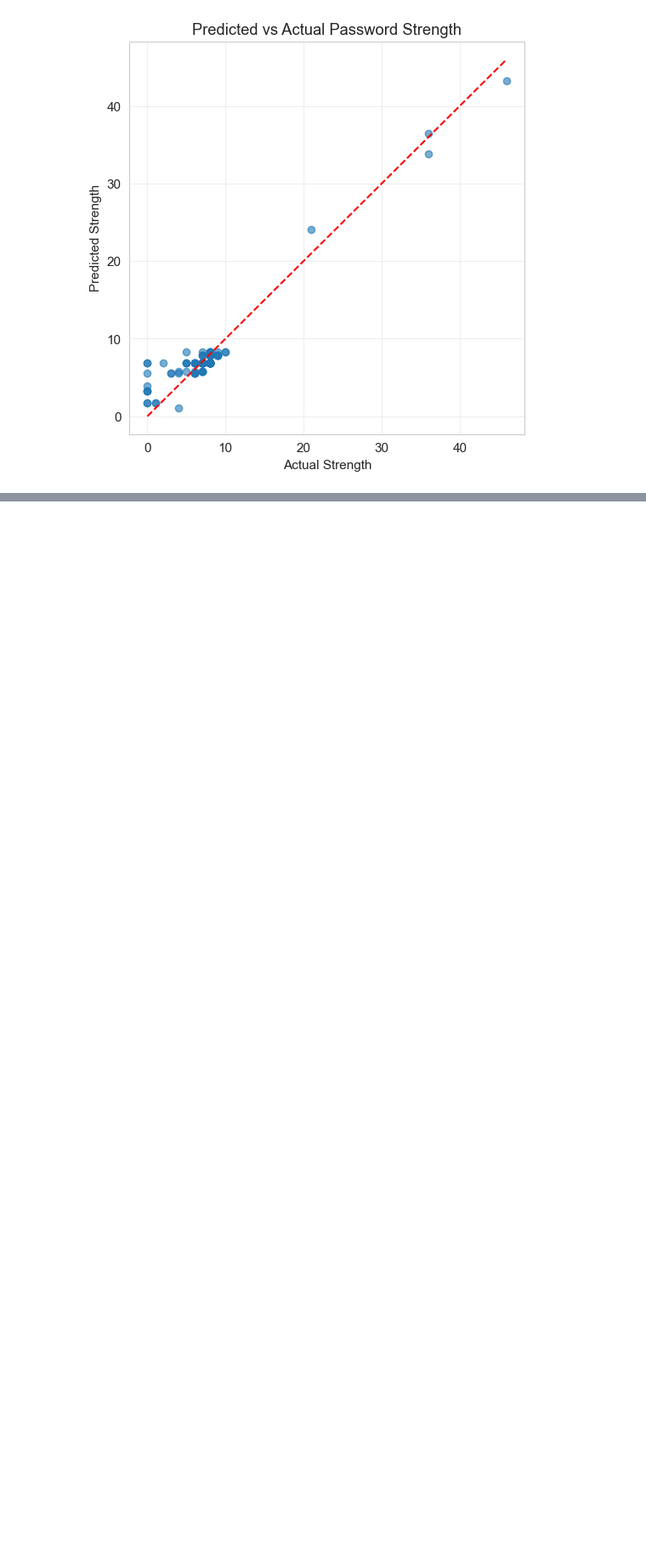
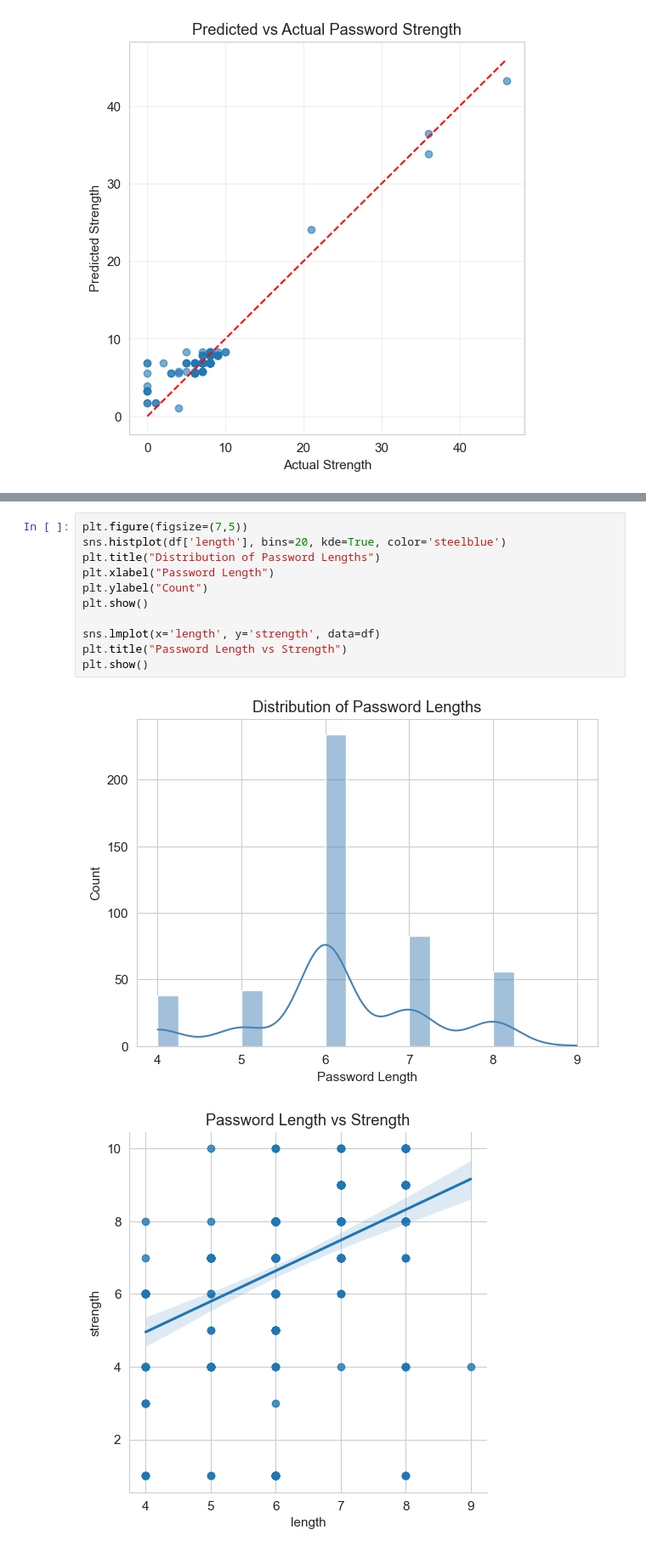
Before and after one commit to CiaranChaney/jupyterNotebooks, a Jupyter notebook: PasswordStrengthModel.ipynb, the cells around one changed output, grey strips where cells are left out. Shown at 85% size. Drawn from its saved outputs; the diff is of its cells as text; blank space fills up the shorter version.

```diff
--- a/PasswordStrengthModel.ipynb
+++ b/PasswordStrengthModel.ipynb
@@ -463,0 +717,14 @@ plt.show()
+# %%
+plt.figure(figsize=(7,5))
+sns.histplot(df['length'], bins=20, kde=True, color='steelblue')
+plt.title("Distribution of Password Lengths")
+plt.xlabel("Password Length")
+plt.ylabel("Count")
+plt.show()
+
+sns.lmplot(x='length', y='strength', data=df)
+plt.title("Password Length vs Strength")
+plt.show()
+# %% [output]
+[figure, added]
+[figure, added]
```
Also changed, not shown: parts of 16 cells of this notebook, 2 other files.
